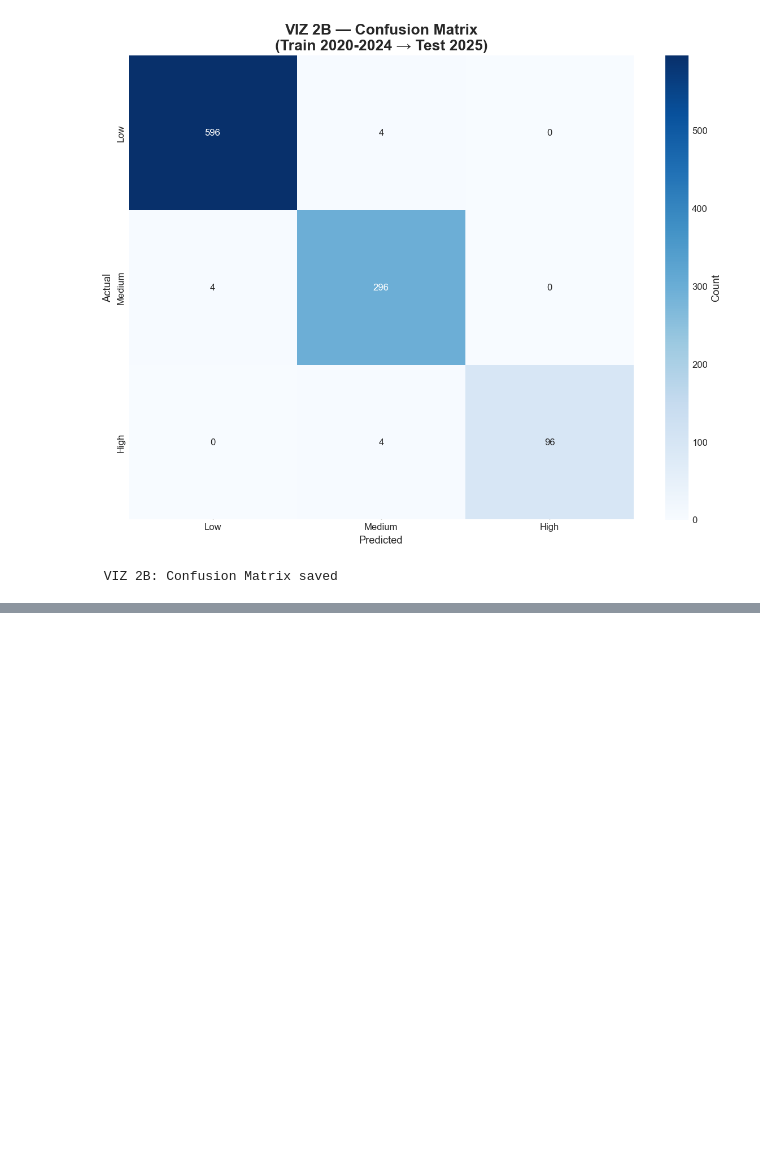
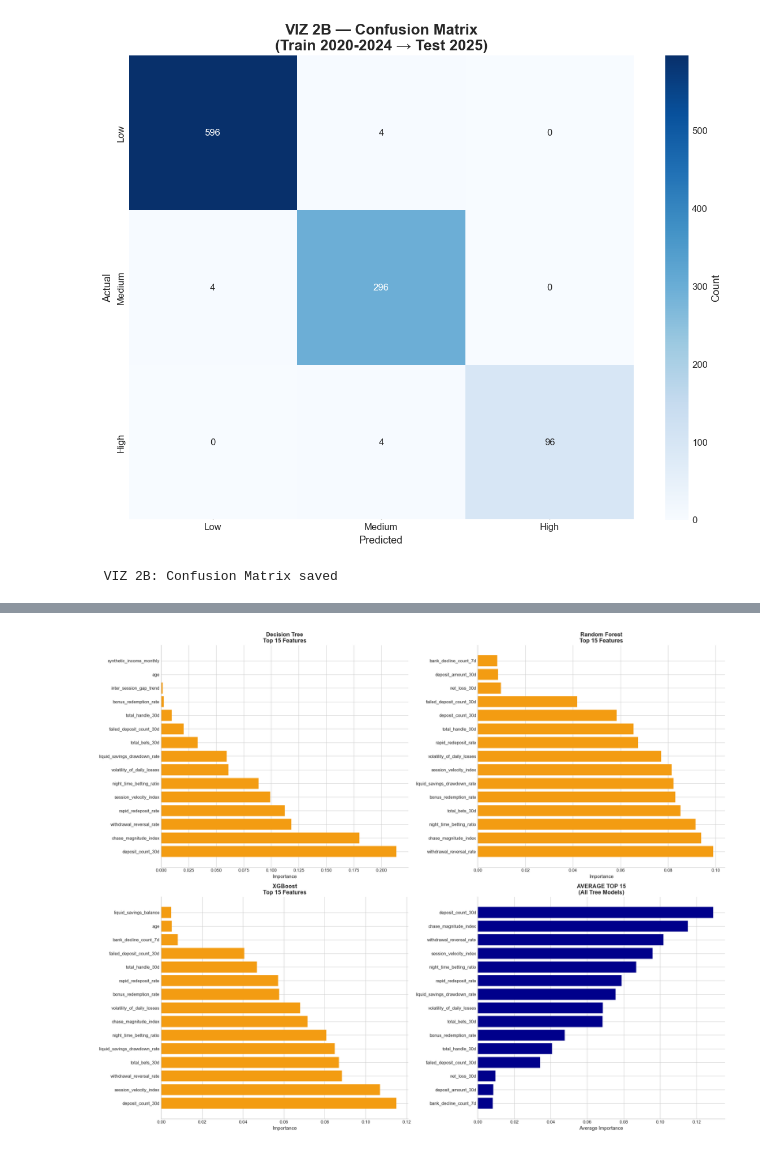
Before and after one commit to tlee23-dot/Gambling-ML-, a Jupyter notebook: notebooks/Gambling_Risk.ipynb, the cells around one changed output, grey strips where cells are left out. Drawn from its saved outputs; the diff is of its cells as text; code cells hidden in the pictures; blank space fills up the shorter version.

```diff
--- a/notebooks/Gambling_Risk.ipynb
+++ b/notebooks/Gambling_Risk.ipynb
@@ -488,0 +643,32 @@ Likely causes:
+# %%
+# VIZ 3: Feature Importance Across Tree Models
+tree_models = {k: v for k, v in results.items() if 'Tree' in k or 'Forest' in k or 'XGB' in k}
+
+fig, axes = plt.subplots(2, 2, figsize=(20, 16))
+axes = axes.ravel()
+
+top_features = []
+for i, (name, res) in enumerate(tree_models.items()):
+    importances = pd.Series(res['model'].feature_importances_, index=FEATURES)
+    top_15 = importances.nlargest(15)
+    top_features.append(top_15)
+
+    axes[i].barh(range(len(top_15)), top_15.values, color=COLORS[1])
+    axes[i].set_yticks(range(len(top_15)))
+    axes[i].set_yticklabels(top_15.index)
+    axes[i].set_title(f'{name}\nTop 15 Features', fontweight='bold')
+    axes[i].set_xlabel('Importance')
+
+# Average Top Features
+avg_importance = pd.DataFrame(top_features).mean().sort_values(ascending=True).tail(15)
+axes[3].barh(range(len(avg_importance)), avg_importance.values, color='darkblue')
+axes[3].set_yticks(range(len(avg_importance)))
+axes[3].set_yticklabels(avg_importance.index)
+axes[3].set_title('AVERAGE TOP 15\n(All Tree Models)', fontweight='bold')
+axes[3].set_xlabel('Average Importance')
+
+plt.tight_layout()
+plt.savefig(FIGURES_DIR / "VIZ_feature_importance_comparison.png", dpi=300, bbox_inches='tight')
+plt.show()
+# %% [output]
+[figure, added]
```
Also changed, not shown: parts of 7 cells of this notebook, 10 other files.
